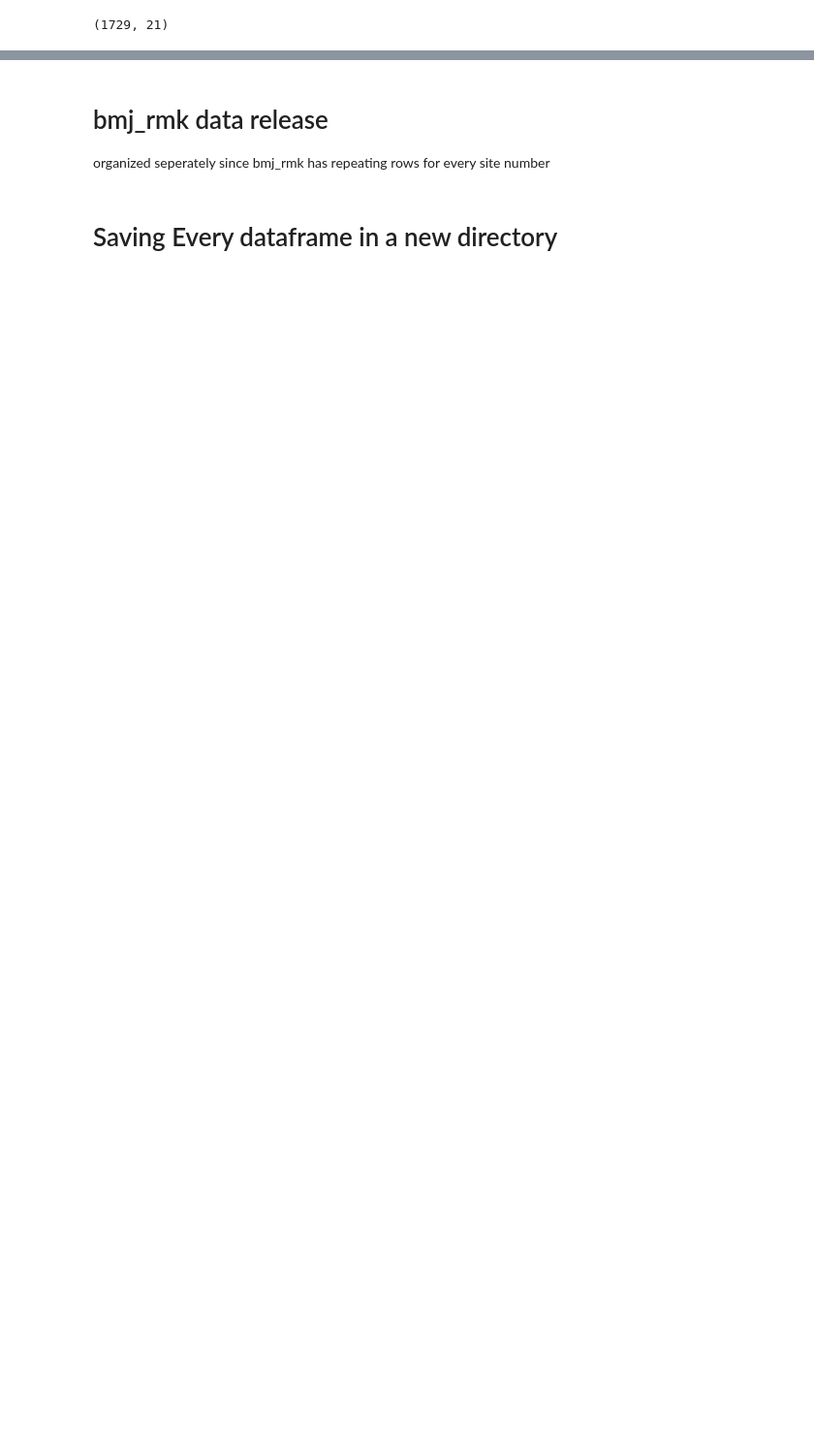
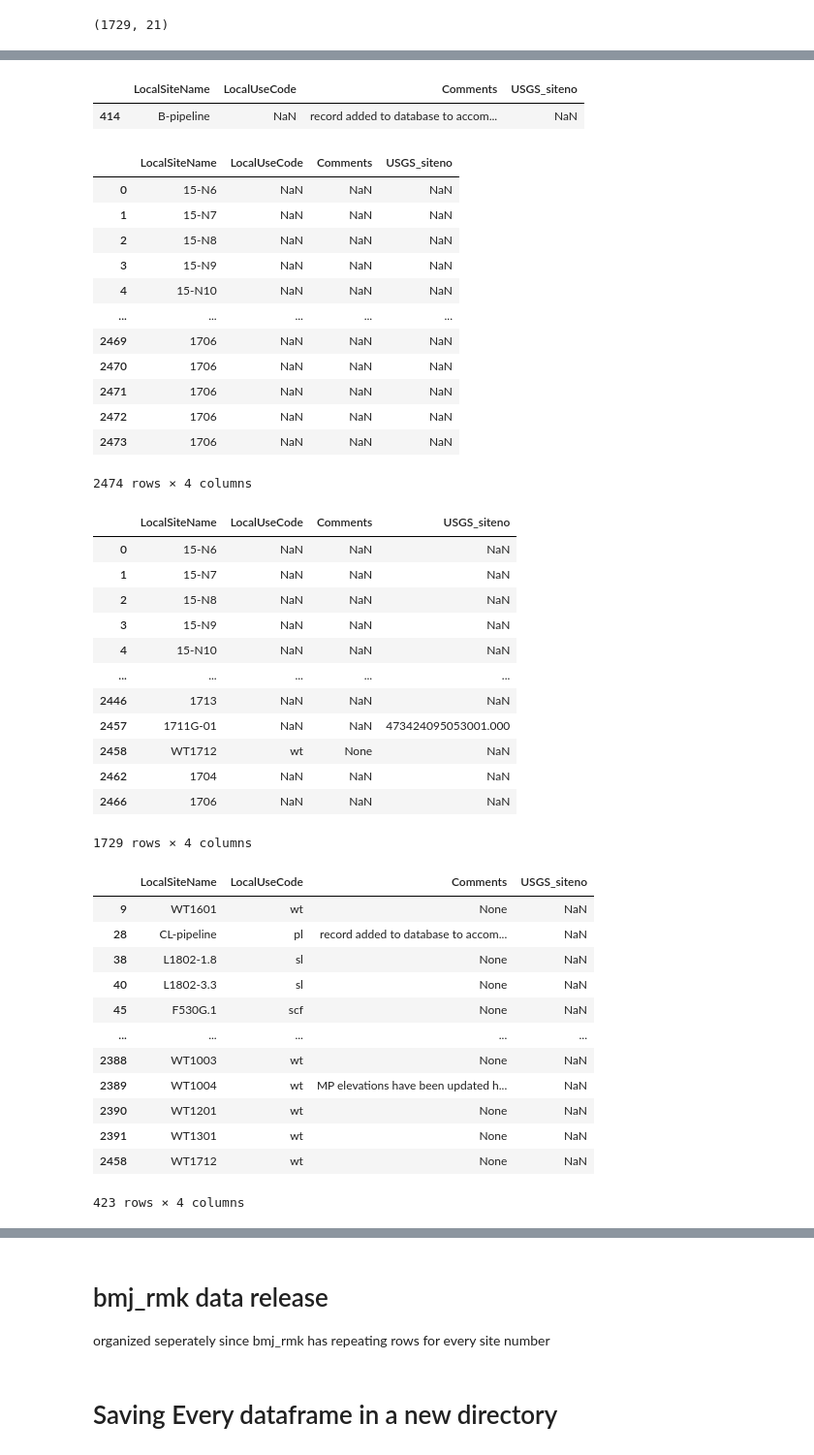
Before and after one commit to BojanMilinic/bemidji, a Jupyter notebook: 02_data_convergence_automate.ipynb, the cells around one changed output, grey strips where cells are left out. Shown at 97% size. Drawn from its saved outputs; the diff is of its cells as text; code cells hidden in the pictures; blank space fills up the shorter version.

```diff
--- a/02_data_convergence_automate.ipynb
+++ b/02_data_convergence_automate.ipynb
@@ -301,3 +303,28 @@ tblOE2['USGS_siteno'] = tblOE2['USGS_siteno'].replace('xnan', np.nan)
 # make nan values uniform
 null_cells = tblOE2.isnull()
 tblOE2 = tblOE2.astype(str).mask(null_cells, np.NaN)
+# %%
+# test delete
+# create OE data release (this merge is unqiue and must be done last...'LocalUseCode' when merged, needs to use the "left_on" of which ever table (OE or Core etc). Otherwise you have to do some renaming magic to keep all the 'LocalUseCode' columns seperate and change last minute while deleting old columns toi avoid repeating the same col name)
+tblOE2 = pd.merge(dfcomplete, tblcd_LocalUseCode[['LocalUseCode','Comments_UseCode']], left_on='OE_LocalUseCode', right_on='LocalUseCode',how='left') #if you leave out the "how" (like in the original) then # of rows plummits
+tblOE2 = tblOE2.loc[:,["LocalSiteName",
+                       "StudySite",
+                       "LocalUseCode",
+                       "Comments_UseCode",
+                       "USGS_siteno",
+                       "USGS_StationName",
+                       "XcoordUTMNAD83_m",
+                       "YcoordUTMNAD83_m",
+                       "OnNorthWellTransect",
+                       "DistanceFromCenterOfNorthOilBody_m",
+                       "LandSurfaceElevation_mASL_NAVD88",
+                       "OtherEquip_MP_height_m",
+                       "DateOfConstruction",
+                       "Comments_DateOfConstruction",
+                       "NameOfContractor",
+                       "DrillerName",
+                       "OtherEquipmentPurpose",
+                       "Comments_Equipment",
+                       "Comments",
+                       "Comments_Miscellaneous"]]
+tblOE2[['LocalSiteName', 'LocalUseCode', 'Comments', 'USGS_siteno']].loc[tblOE2['LocalSiteName'] == 'B-pipeline']
@@ -303,0 +334,54 @@ tblOE2 = tblOE2.astype(str).mask(null_cells, np.NaN)
+# %%
+#test delete
+tblOE2[['LocalSiteName', 'LocalUseCode', 'Comments', 'USGS_siteno']].loc[tblOE2['Comments'] == np.nan]
+test_sample = tblOE2[['LocalSiteName', 'LocalUseCode', 'Comments', 'USGS_siteno']]
+test_sample[test_sample['Comments'].notna()]
+test_sample[(test_sample['Comments'].notna()) & (test_sample['LocalUseCode'].isna())]
+# %% [output]
+|  | LocalSiteName | LocalUseCode | Comments | USGS_siteno |
+| 414 | B-pipeline | NaN | record added to database to accom... | NaN |
+# %%
+#test
+display(test_sample) # no filter
+display(test_sample.drop_duplicates(subset='LocalSiteName')) # drop dublicates
+display(test_sample.drop_duplicates(subset='LocalSiteName').dropna(axis=0, subset=['LocalUseCode'])) # also drop na at LocalUseCode
+# %% [output]
+|  | LocalSiteName | LocalUseCode | Comments | USGS_siteno |
+| 0 | 15-N6 | NaN | NaN | NaN |
+| 1 | 15-N7 | NaN | NaN | NaN |
+| 2 | 15-N8 | NaN | NaN | NaN |
+| 3 | 15-N9 | NaN | NaN | NaN |
+| 4 | 15-N10 | NaN | NaN | NaN |
+| ... | ... | ... | ... | ... |
+| 2469 | 1706 | NaN | NaN | NaN |
+| 2470 | 1706 | NaN | NaN | NaN |
+| 2471 | 1706 | NaN | NaN | NaN |
+| 2472 | 1706 | NaN | NaN | NaN |
+| 2473 | 1706 | NaN | NaN | NaN |
+2474 rows × 4 columns
+|  | LocalSiteName | LocalUseCode | Comments | USGS_siteno |
+| 0 | 15-N6 | NaN | NaN | NaN |
+| 1 | 15-N7 | NaN | NaN | NaN |
+| 2 | 15-N8 | NaN | NaN | NaN |
+| 3 | 15-N9 | NaN | NaN | NaN |
+| 4 | 15-N10 | NaN | NaN | NaN |
+| ... | ... | ... | ... | ... |
+| 2446 | 1713 | NaN | NaN | NaN |
+| 2457 | 1711G-01 | NaN | NaN | 473424095053001.000 |
+| 2458 | WT1712 | wt | None | NaN |
+| 2462 | 1704 | NaN | NaN | NaN |
+| 2466 | 1706 | NaN | NaN | NaN |
+1729 rows × 4 columns
+|  | LocalSiteName | LocalUseCode | Comments | USGS_siteno |
+| 9 | WT1601 | wt | None | NaN |
+| 28 | CL-pipeline | pl | record added to database to accom... | NaN |
+| 38 | L1802-1.8 | sl | None | NaN |
+| 40 | L1802-3.3 | sl | None | NaN |
+| 45 | F530G.1 | scf | None | NaN |
+| ... | ... | ... | ... | ... |
+| 2388 | WT1003 | wt | None | NaN |
+| 2389 | WT1004 | wt | MP elevations have been updated h... | NaN |
+| 2390 | WT1201 | wt | None | NaN |
+| 2391 | WT1301 | wt | None | NaN |
+| 2458 | WT1712 | wt | None | NaN |
+423 rows × 4 columns
```
Also changed, not shown: parts of 10 cells of this notebook, 1 other file.
